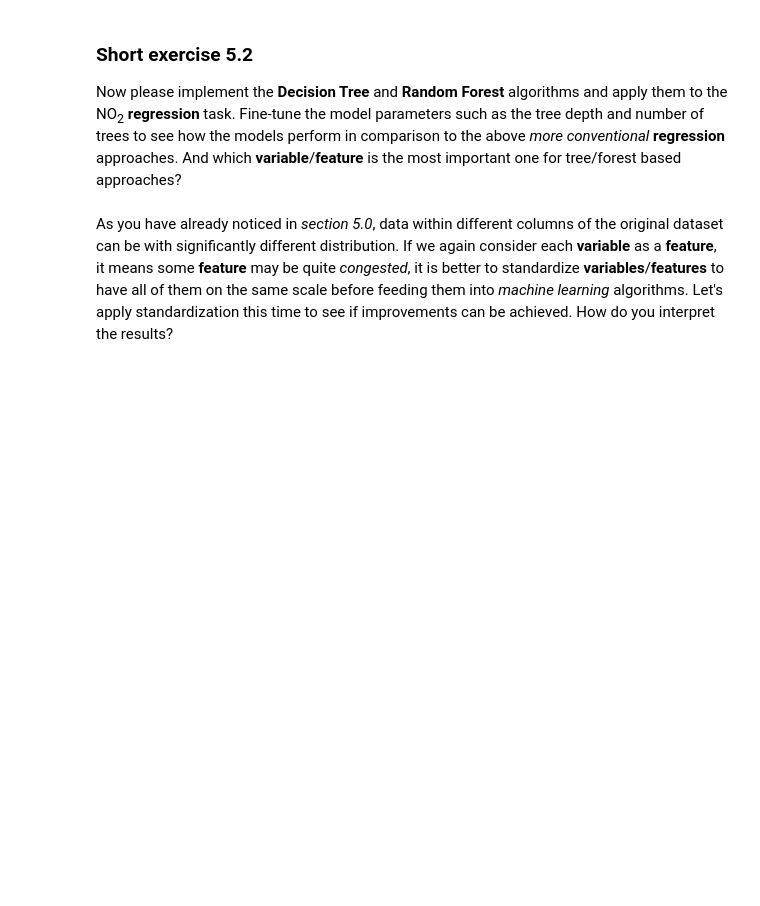
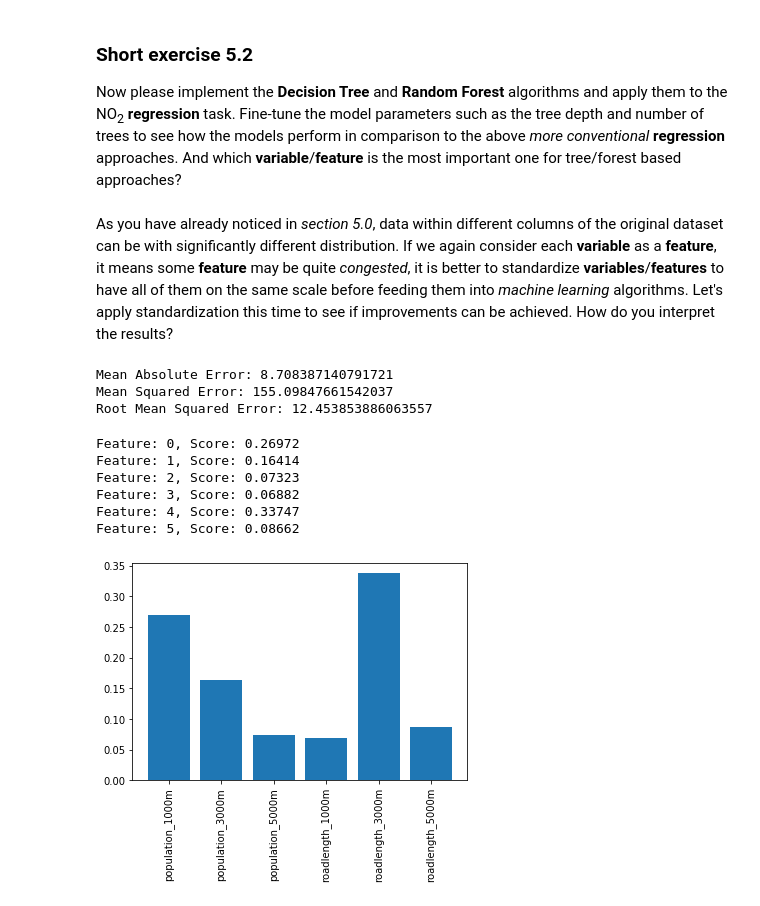
Before and after one commit to jonwangio/uu_ml, a Jupyter notebook: 5_regression_airPollution.ipynb, the cells around one changed output. Drawn from its saved outputs; the diff is of its cells as text; code cells hidden in the pictures; blank space fills up the shorter version.

```diff
--- a/5_regression_airPollution.ipynb
+++ b/5_regression_airPollution.ipynb
@@ -187,0 +283,59 @@ X_train, X_test, y_train, y_test = train_test_split(X, y, test_size=0.2, random_
+# %%
+# Hint: in 'Sklearn', there are also modules for you to preprocessing your data, such as standardization.
+# And training/validation split.
+
+from sklearn.preprocessing import StandardScaler
+from sklearn.model_selection import train_test_split
+
+# First extract all independent variables/features
+x = data_all.iloc[:,5:].values
+# Daytime NO2 as the dependent variable
+y = data_all['weekday_daytime_no2'].values.reshape(-1,1)  # Different way of extraction: column name vs. '.iloc'
+
+# Split data into training and test set
+x_train, x_test, y_train, y_test = train_test_split(x, y, test_size=0.3, random_state=0)
+
+# Standardize the independent variables
+sc = StandardScaler()  # Initiate data standardization functionality
+x_train = sc.fit_transform(x_train)  # Standardize both training and test sets for the independent variables
+x_test = sc.transform(x_test)
+
+# Randome Forest regression
+
+from sklearn.ensemble import RandomForestRegressor
+
+model_rf = RandomForestRegressor(n_estimators=20, random_state=0)
+model_rf.fit(x_train, y_train)
+y_pred = model_rf.predict(x_test)
+# %%
+# Model evaluation
+
+from sklearn import metrics
+
+print('Mean Absolute Error:', metrics.mean_absolute_error(y_test, y_pred))
+print('Mean Squared Error:', metrics.mean_squared_error(y_test, y_pred))
+print('Root Mean Squared Error:', np.sqrt(metrics.mean_squared_error(y_test, y_pred)))
+# %% [output]
+Mean Absolute Error: 8.708387140791721
+Mean Squared Error: 155.09847661542037
+Root Mean Squared Error: 12.453853886063557
+# %%
+# Variable/feature importance
+
+importance = model_rf.feature_importances_
+# summarize feature importance
+feature_name = data_all.columns[5:]
+for i,v in enumerate(importance):
+    print('Feature: %0d, Score: %.5f' % (i,v))
+# plot feature importance
+plt.bar(feature_name, importance)
+plt.xticks(rotation='vertical')
+plt.show()
+# %% [output]
+Feature: 0, Score: 0.26972
+Feature: 1, Score: 0.16414
+Feature: 2, Score: 0.07323
+Feature: 3, Score: 0.06882
+Feature: 4, Score: 0.33747
+Feature: 5, Score: 0.08662
+[figure, added]
```
Also changed, not shown: parts of 12 cells of this notebook.
